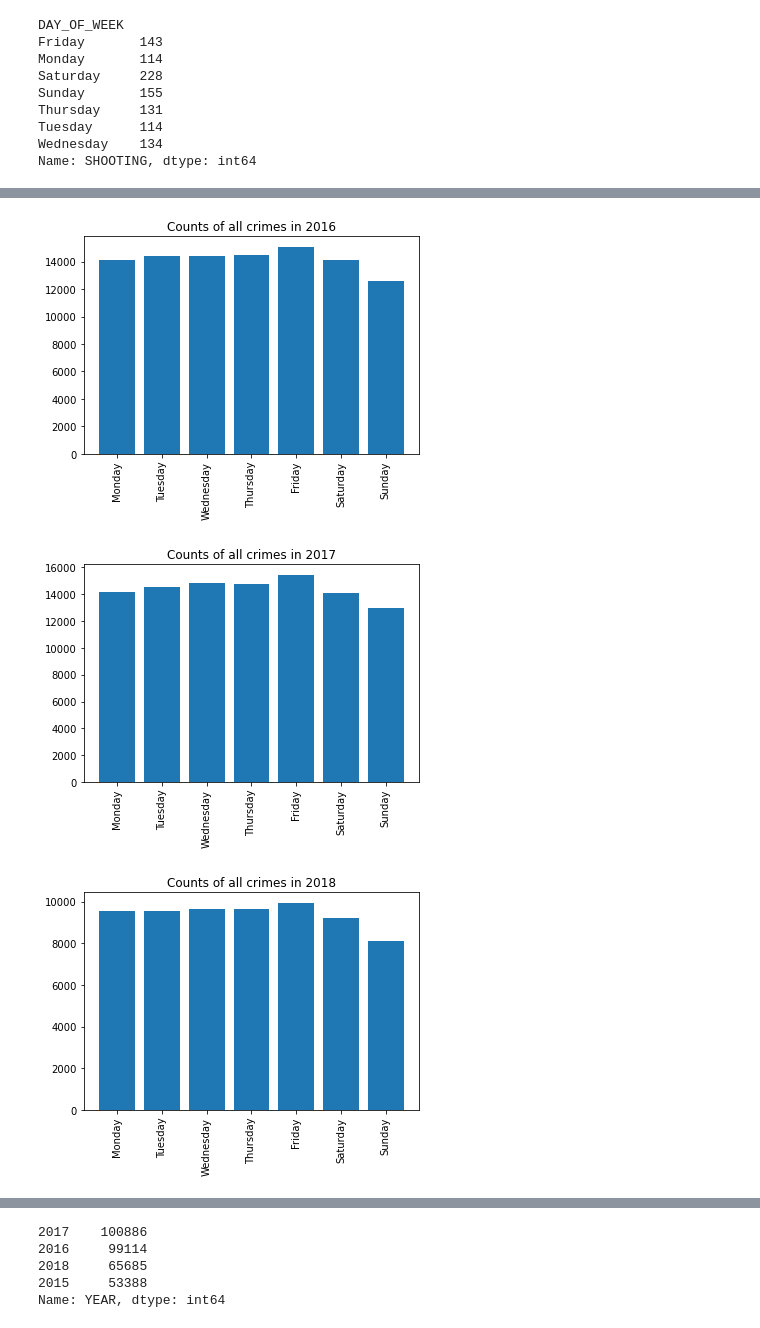
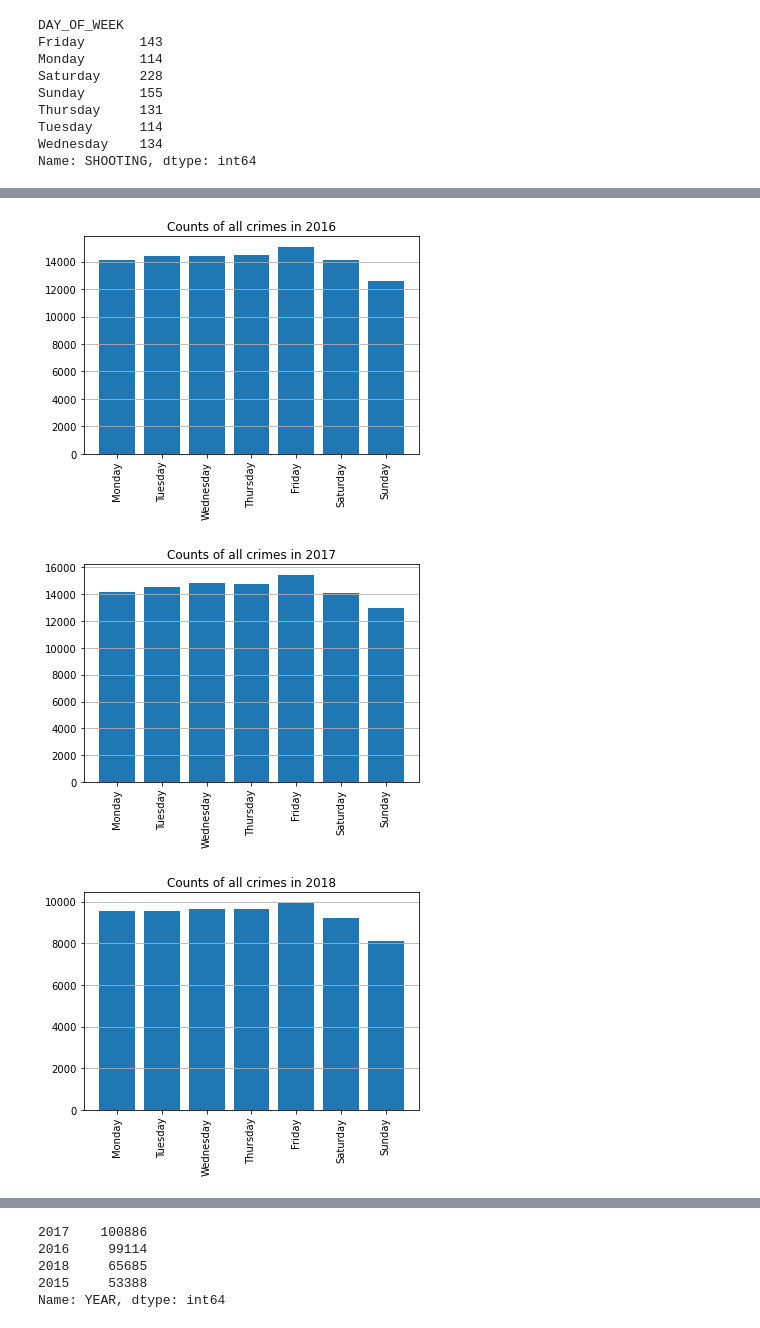
Before and after one commit to tomek95123/Udacity_project1, a Jupyter notebook: udacity_project_1.ipynb, the cells around one changed output, grey strips where cells are left out. Cells and saved outputs as stored; diff of their text form; code cells hidden in the pictures.

```diff
--- a/udacity_project_1.ipynb
+++ b/udacity_project_1.ipynb
@@ -92,0 +361,16 @@ data[data.duplicated()].sort_values(by = 'INCIDENT_NUMBER').head()
+# %%
+# test the hypothesis that Roxbury is the most dangerous district in Boston
+# construct column with all weekdays of crimes
+districts = data[np.logical_and(data.SHOOTING ==1, data.DISTRICT.notna())].district_name
+
+for dist in set(districts):
+    if dist != 'Roxbury':
+        rox_counts = districts == 'Roxbury'
+        dist_counts = districts == dist
+        z_score, pv = ztest(rox_counts, dist_counts, alternative = 'larger')
+        print(f'testing Roxbury having more crimes than {dist}: \n z-score:{z_score}, p-value: {pv:.3f}')
+        print(rox_counts.sum(), dist_counts.sum())
+        if pv < 0.05/12:
+            print(f'Roxbury has significantly larger number of crimes than {dist} \n')
+        else:
+            print('difference is not significant \n')
@@ -92,0 +414,11 @@ data[data.duplicated()].sort_values(by = 'INCIDENT_NUMBER').head()
+# %%
+# no shooting over years
+
+# by years
+for i in set(data.YEAR):
+    df = data[np.logical_and(data.SHOOTING ==1,data.YEAR==i)].groupby('district_name')['OFFENSE_CODE_GROUP'].count().sort_values(ascending = False)
+    print(f'YEAR: {i}')
+    plt.bar(df.index, height = df,)
+#     plt.grid(visible=None, which='major', axis='both')
+    plt.xticks(ticks=range(len(df)), labels=df.index, rotation=90)
+    plt.show()
@@ -129,13 +496,14 @@ mapping = {day: i for i, day in enumerate(weekdays)}
 for year in set(data.YEAR):
     week_counter = {'Monday':0, 'Tuesday':0, 'Wednesday':0, 'Thursday':0, 'Friday':0, 'Saturday':0, 'Sunday':0}
     print(year)
-    df = data[data['YEAR']==year].groupby('DAY_OF_WEEK')['SHOOTING'].sum().reset_index()
+    df = data[data['YEAR']==year].groupby('DAY_OF_WEEK')['SHOOTING'].count().reset_index()
     df.columns = ['DAY_OF_WEEK', 'VALUE']
     for day in week_counter.keys():
         week_counter[day] = df[df.DAY_OF_WEEK == day]['VALUE'].values[0]
     print(week_counter)
     plt.bar(week_counter.keys(), week_counter.values())
     plt.title(f'Counts of shooting crimes in {year}')
+    plt.grid(axis='y')
     plt.xticks(ticks=range(len(week_counter.keys())), labels=week_counter.keys(), rotation=90)
     plt.show()
 week_counter = {'Monday':0, 'Tuesday':0, 'Wednesday':0, 'Thursday':0, 'Friday':0, 'Saturday':0, 'Sunday':0}
@@ -193,7 +543,7 @@ for day in week_counter.keys():
             z_score, pv = ztest(day_counts, another_day_counts, alternative = 'larger')
             print(f'testing {day} having more crimes than {another_day}: \n z-score:{z_score}, p-value: {pv:.3f}')
             print(day_counts.sum(), another_day_counts.sum())
-            if pv < 0.05/9:
+            if pv < 0.05/7:
                 print(f'{day} has significantly larger number of crimes than {another_day} \n')
             else:
                 print('difference is not significant \n')
@@ -221,30 +571,30 @@ difference is not significant
 # %%
 # crimes without shooting
 weekdays = ['Monday', 'Tuesday', 'Wednesday', 'Thursday', 'Friday', 'Saturday', 'Sunday']
-mapping = {day: i for i, day in enumerate(weekdays)}
+# mapping = {day: i for i, day in enumerate(weekdays)}
 
 for year in set(data.YEAR):
     week_counter = {'Monday':0, 'Tuesday':0, 'Wednesday':0, 'Thursday':0, 'Friday':0, 'Saturday':0, 'Sunday':0}
     df = data[data['YEAR']==year].groupby('DAY_OF_WEEK')['OFFENSE_CODE_GROUP'].count().reset_index()
     df.columns = ['DAY_OF_WEEK', 'VALUE']
     for day in week_counter.keys():
         week_counter[day] = df[df.DAY_OF_WEEK == day]['VALUE'].values[0]
-#     print(week_counter)
     plt.bar(week_counter.keys(), week_counter.values())
     plt.title(f'Counts of all crimes in {year}')
+    plt.grid(axis='y')
     plt.xticks(ticks=range(len(df)), labels=week_counter.keys(), rotation=90)
     plt.show()
 week_counter = {'Monday':0, 'Tuesday':0, 'Wednesday':0, 'Thursday':0, 'Friday':0, 'Saturday':0, 'Sunday':0}
 df = data.groupby('DAY_OF_WEEK')['OFFENSE_CODE_GROUP'].count().reset_index()
 df.columns = ['DAY_OF_WEEK', 'VALUE']
 for day in week_counter.keys():
     week_counter[day] = df[df.DAY_OF_WEEK == day]['VALUE'].values[0]
 
 plt.bar(week_counter.keys(), week_counter.values())
 plt.title(f'Overall counts of all crimes')
 plt.xticks(ticks=range(len(df)), labels=week_counter.keys(), rotation=90)
 plt.show()
 # %% [output]
-[figure, old version]
+[figure, new version]
-[figure, old version]
+[figure, new version]
-[figure, old version]
+[figure, new version]
```
Also changed, not shown: parts of 79 cells of this notebook.
